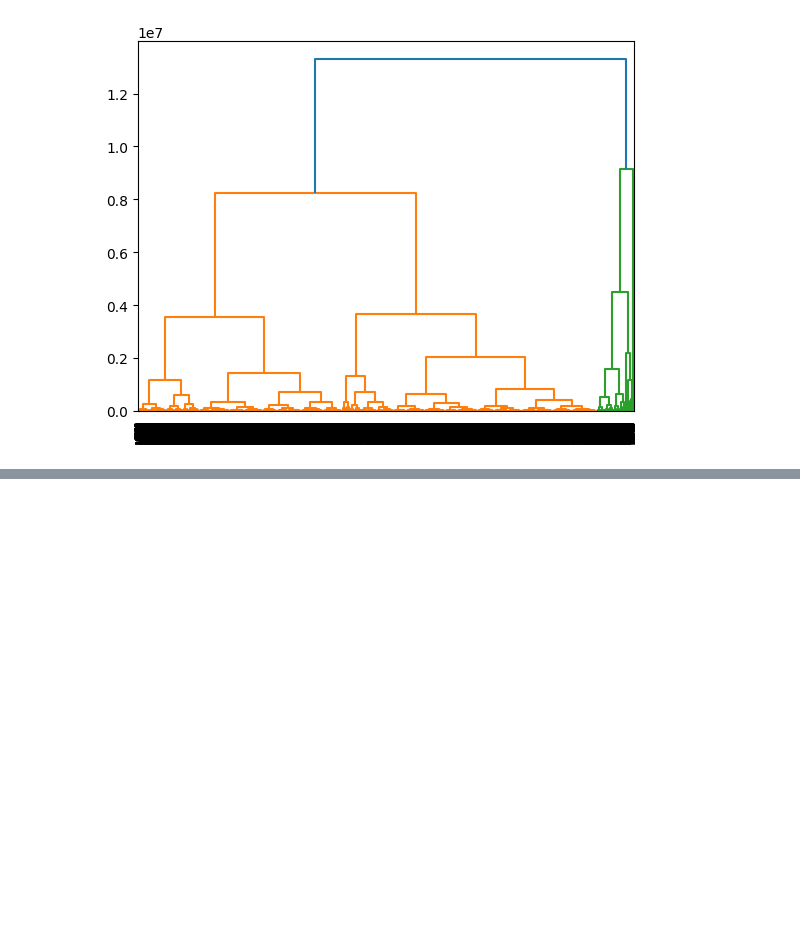
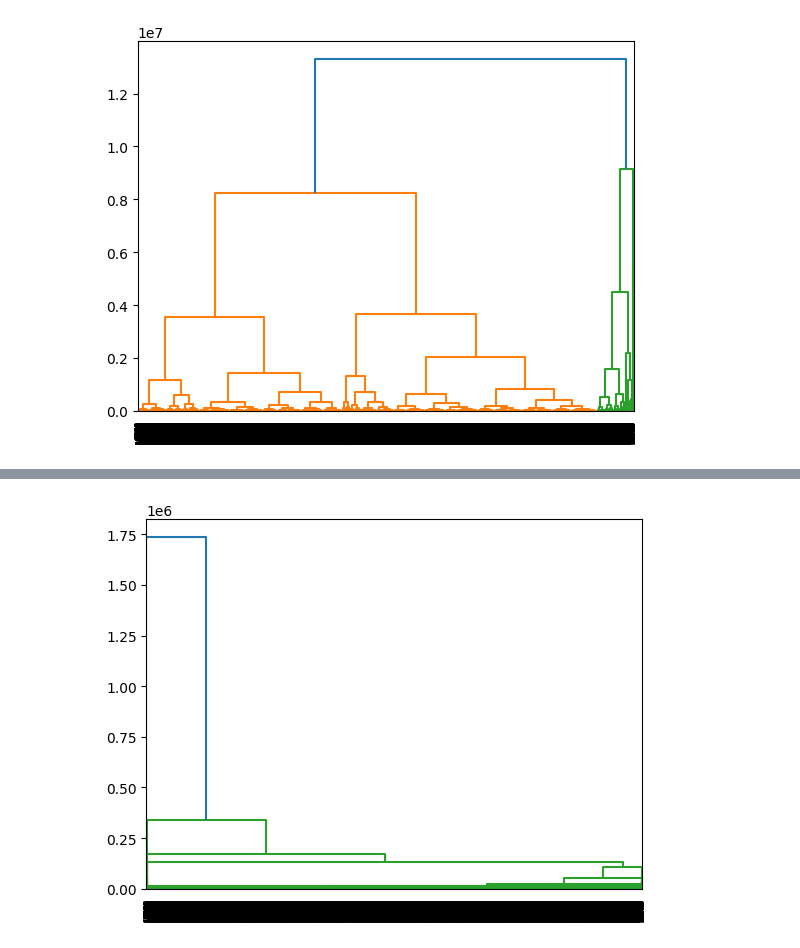
Before and after one commit to stingrey2244/ML_final, a Jupyter notebook: FP1_PrelimininaryModel.ipynb, the cells around one changed output, grey strips where cells are left out. Cells and saved outputs as stored; diff of their text form; code cells hidden in the pictures; blank space fills up the shorter version.

```diff
--- a/FP1_PrelimininaryModel.ipynb
+++ b/FP1_PrelimininaryModel.ipynb
@@ -51,0 +58,8 @@ plt.show()
+# %%
+#fit model using the single clustering method
+single_clusters = linkage(spotify_input, method = 'single', metric = 'euclidean')
+#create a graphical representation
+dendrogram(single_clusters)
+plt.show()
+# %% [output]
+[figure, added]
```
Also changed, not shown: parts of 6 cells of this notebook.
